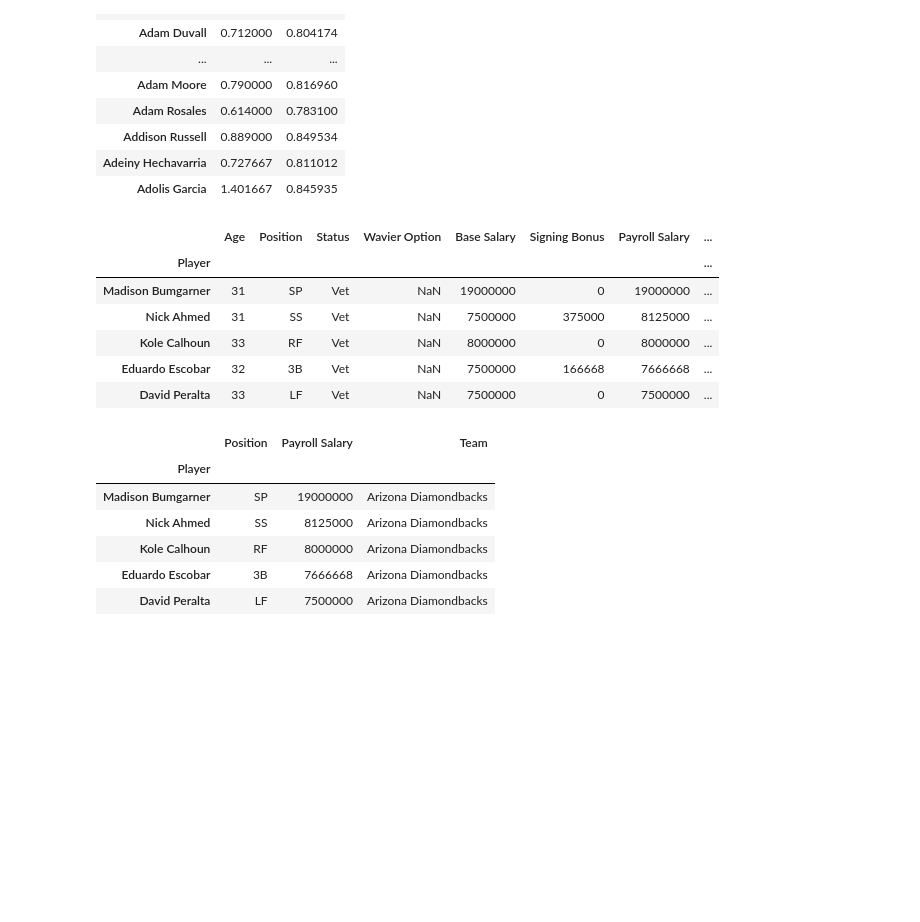
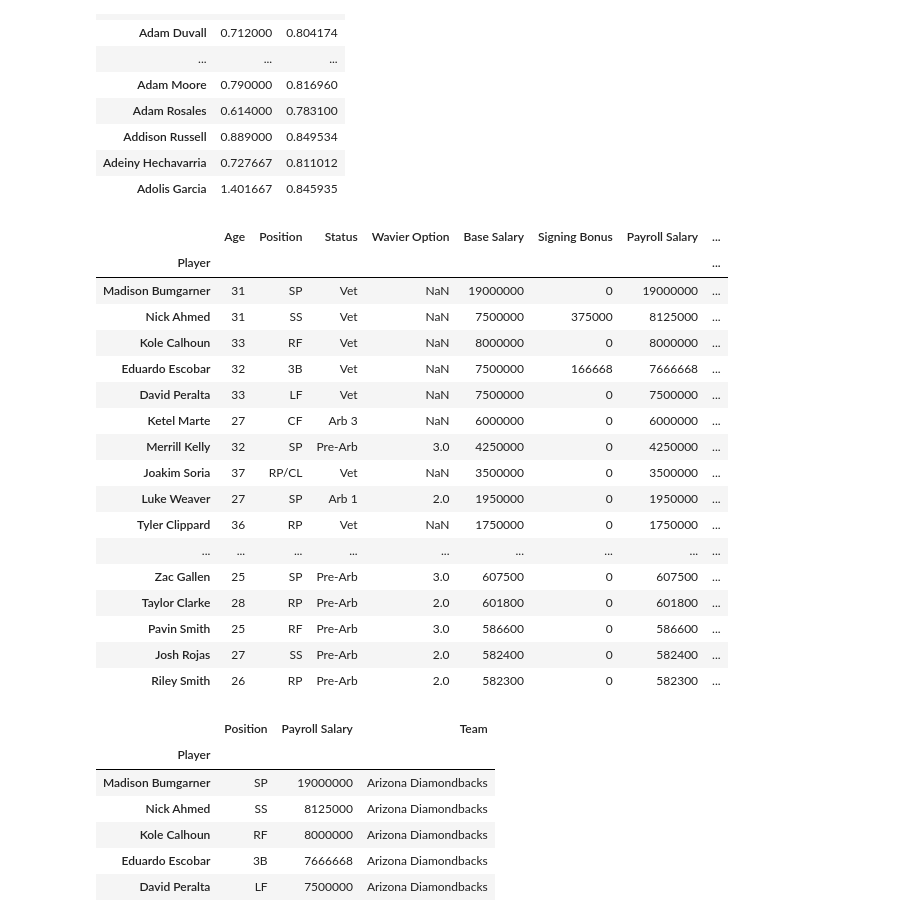
Before and after one commit to andyliang245/Project_3, a Jupyter notebook: salary_player.ipynb, the cells around one changed output. Saved outputs shown, nothing was run; the diff lists cells and outputs as text; code cells hidden in the pictures; blank space fills up the shorter version.

```diff
--- a/salary_player.ipynb
+++ b/salary_player.ipynb
@@ -41,15 +47,26 @@ moneyball_df.head(20)
 | Adeiny Hechavarria | 0.727667 | 0.811012 |
 | Adolis Garcia | 1.401667 | 0.845935 |
 # %%
-salary_df.head()
+salary_df.head(20)
 # %% [output]
 |  | Age | Position | Status | Wavier Option | Base Salary | Signing Bonus | Payroll Salary | ... |
 | Player |  |  |  |  |  |  |  | ... |
 | Madison Bumgarner | 31 | SP | Vet | NaN | 19000000 | 0 | 19000000 | ... |
 | Nick Ahmed | 31 | SS | Vet | NaN | 7500000 | 375000 | 8125000 | ... |
 | Kole Calhoun | 33 | RF | Vet | NaN | 8000000 | 0 | 8000000 | ... |
 | Eduardo Escobar | 32 | 3B | Vet | NaN | 7500000 | 166668 | 7666668 | ... |
 | David Peralta | 33 | LF | Vet | NaN | 7500000 | 0 | 7500000 | ... |
+| Ketel Marte | 27 | CF | Arb 3 | NaN | 6000000 | 0 | 6000000 | ... |
+| Merrill Kelly | 32 | SP | Pre-Arb | 3.0 | 4250000 | 0 | 4250000 | ... |
+| Joakim Soria | 37 | RP/CL | Vet | NaN | 3500000 | 0 | 3500000 | ... |
+| Luke Weaver | 27 | SP | Arb 1 | 2.0 | 1950000 | 0 | 1950000 | ... |
+| Tyler Clippard | 36 | RP | Vet | NaN | 1750000 | 0 | 1750000 | ... |
+| ... | ... | ... | ... | ... | ... | ... | ... | ... |
+| Zac Gallen | 25 | SP | Pre-Arb | 3.0 | 607500 | 0 | 607500 | ... |
+| Taylor Clarke | 28 | RP | Pre-Arb | 2.0 | 601800 | 0 | 601800 | ... |
+| Pavin Smith | 25 | RF | Pre-Arb | 3.0 | 586600 | 0 | 586600 | ... |
+| Josh Rojas | 27 | SS | Pre-Arb | 2.0 | 582400 | 0 | 582400 | ... |
+| Riley Smith | 26 | RP | Pre-Arb | 2.0 | 582300 | 0 | 582300 | ... |
 # %%
 salary_df = salary_df.drop(columns = ['Age','Status','Wavier Option', 'Base Salary', 'Signing Bonus', 'Adjusted Salary', 'Payroll %', 'Luxury Tax Salary', 'Injured'])
 salary_df.head()
```
Also changed, not shown: parts of 7 cells of this notebook.
